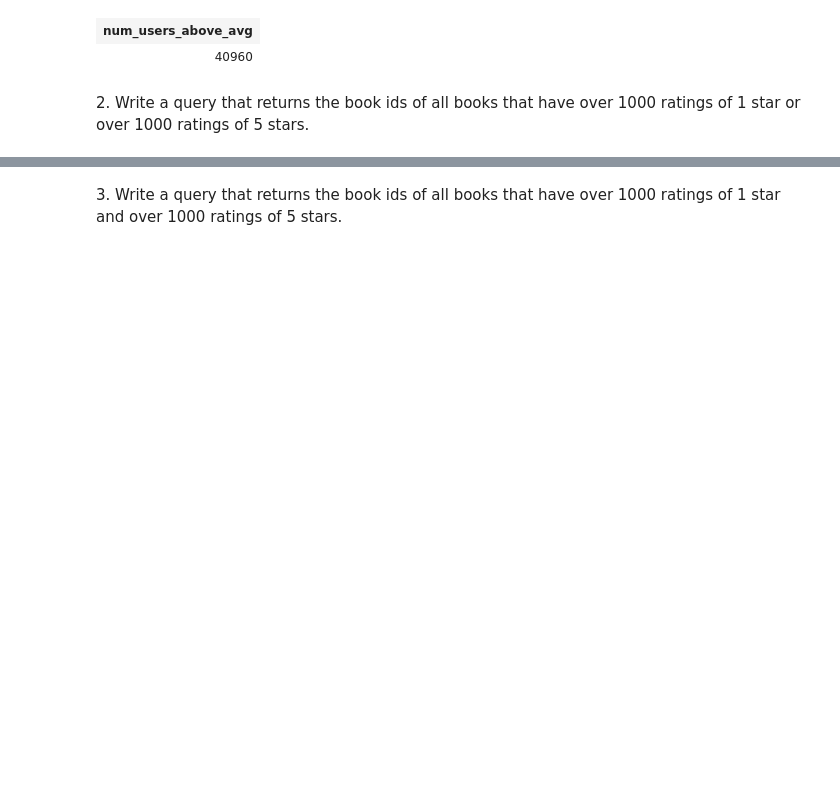
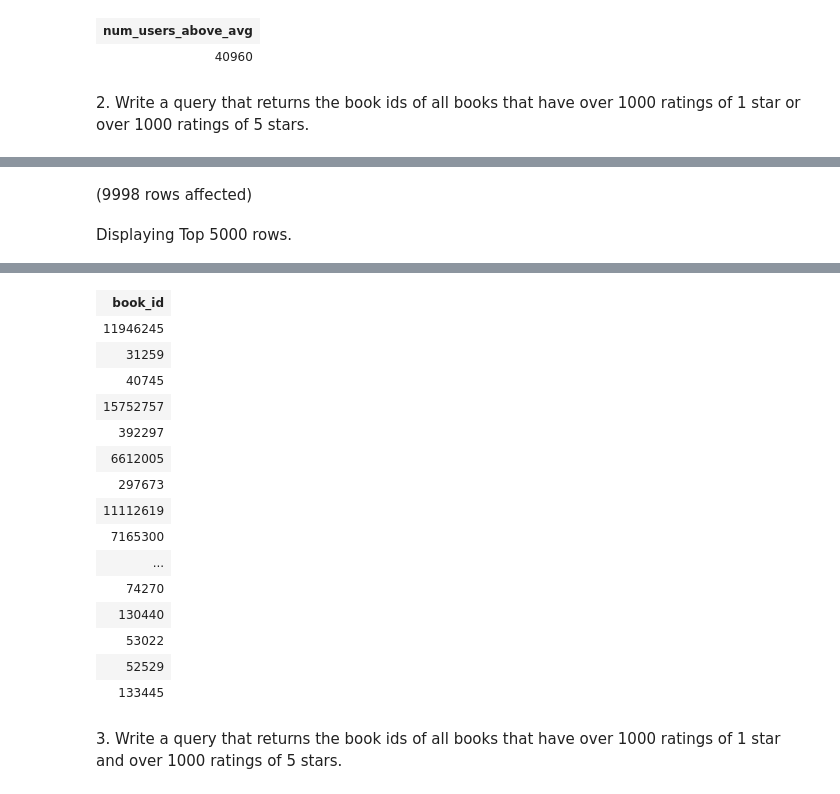
Before and after one commit to keriwk/sql-part4-exercises, a Jupyter notebook: sql-part4.ipynb, the cells around one changed output, grey strips where cells are left out. Cells and saved outputs as stored; diff of their text form; code cells hidden in the pictures; blank space fills up the shorter version.

```diff
--- a/sql-part4.ipynb
+++ b/sql-part4.ipynb
@@ -38,0 +22,13 @@ Total execution time: 00:00:06.792
+# %%
+
+
+Select book_id
+from BooksDB.dbo.books
+where ratings_1> 1000
+UNION
+SELECT book_id
+from BooksDB.dbo.books
+where ratings_5>1000;
+# %% [output]
+(9998 rows affected)
+Displaying Top 5000 rows.
@@ -39,2 +36,18 @@ Total execution time: 00:00:06.792
+| book_id |
+| 11946245 |
+| 31259 |
+| 40745 |
+| 15752757 |
+| 392297 |
+| 6612005 |
+| 297673 |
+| 11112619 |
+| 7165300 |
+| ... |
+| 74270 |
+| 130440 |
+| 53022 |
+| 52529 |
+| 133445 |
 # %% [markdown]
 3. Write a query that returns the book ids of all books that have over 1000 ratings of 1 star and over 1000 ratings of 5 stars.
```
Also changed, not shown: parts of 6 cells of this notebook.
